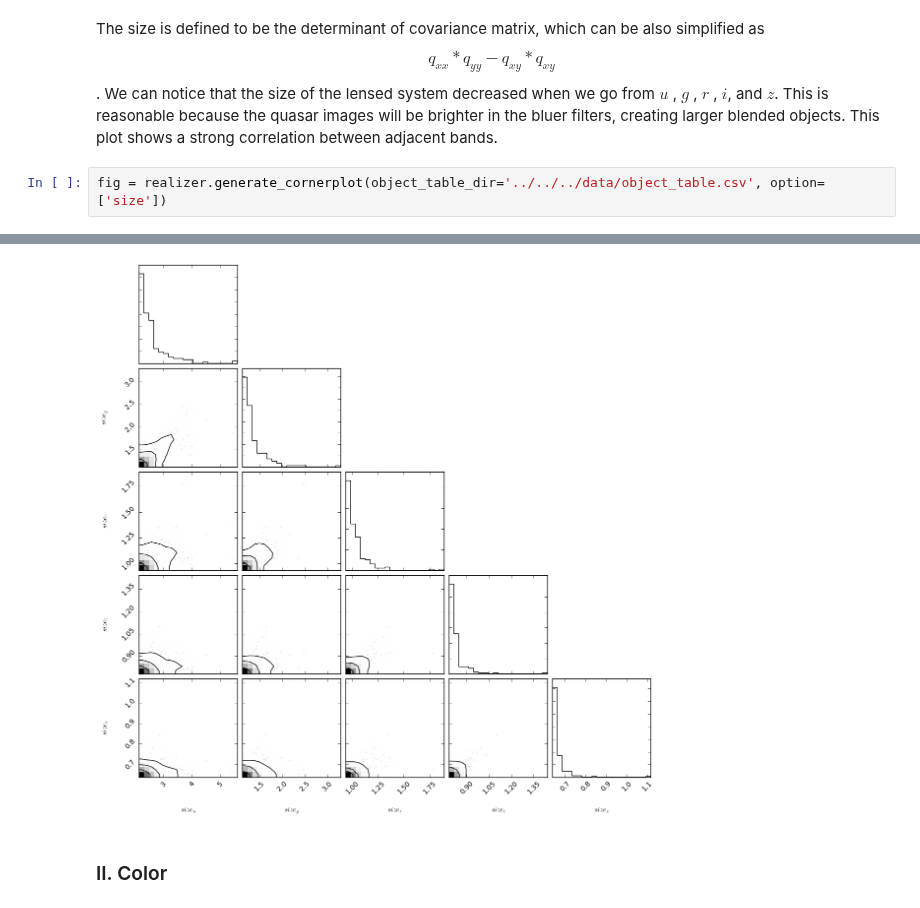
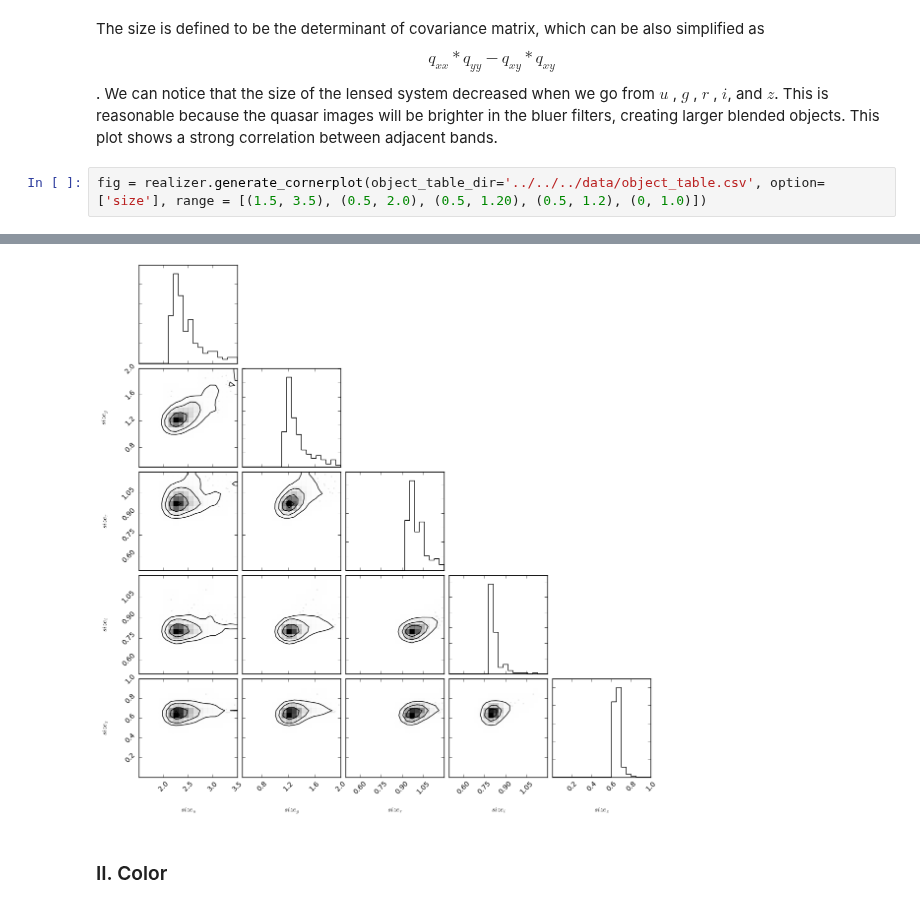
Before and after one commit to jiwoncpark/SLRealizer, a Jupyter notebook: python/desc/slrealizer/Cornerplot.ipynb, the cells around one changed output, grey strips where cells are left out. Drawn from its saved outputs; the diff is of its cells as text.

```diff
--- a/python/desc/slrealizer/Cornerplot.ipynb
+++ b/python/desc/slrealizer/Cornerplot.ipynb
@@ -62,5 +62,5 @@ or specify columns in the source table that you want to see in the cornerplot.
 The size is defined to be the determinant of covariance matrix, which can be also simplified as
 $$q_{xx} * q_{yy} - q_{xy} * q_{xy}$$. We can notice that the size of the lensed system decreased when we go from $u$ , $g$ , $r$ , $i$, and $z$. This is reasonable because the quasar images will be brighter in the bluer filters, creating larger blended objects. This plot shows a strong correlation between adjacent bands.
 # %%
-fig = realizer.generate_cornerplot(object_table_dir='../../../data/object_table.csv', option=['size'])
+fig = realizer.generate_cornerplot(object_table_dir='../../../data/object_table.csv', option=['size'], range = [(1.5, 3.5), (0.5, 2.0), (0.5, 1.20), (0.5, 1.2), (0, 1.0)])
 # %% [output]
@@ -68,4 +67,4 @@ WARNING:root:Too few points to create valid contours
-[figure, old version]
+[figure, new version]
 # %% [markdown]
 ### II. Color
 # %% [markdown]
```
Also changed, not shown: parts of 8 cells of this notebook, 1 other file.
